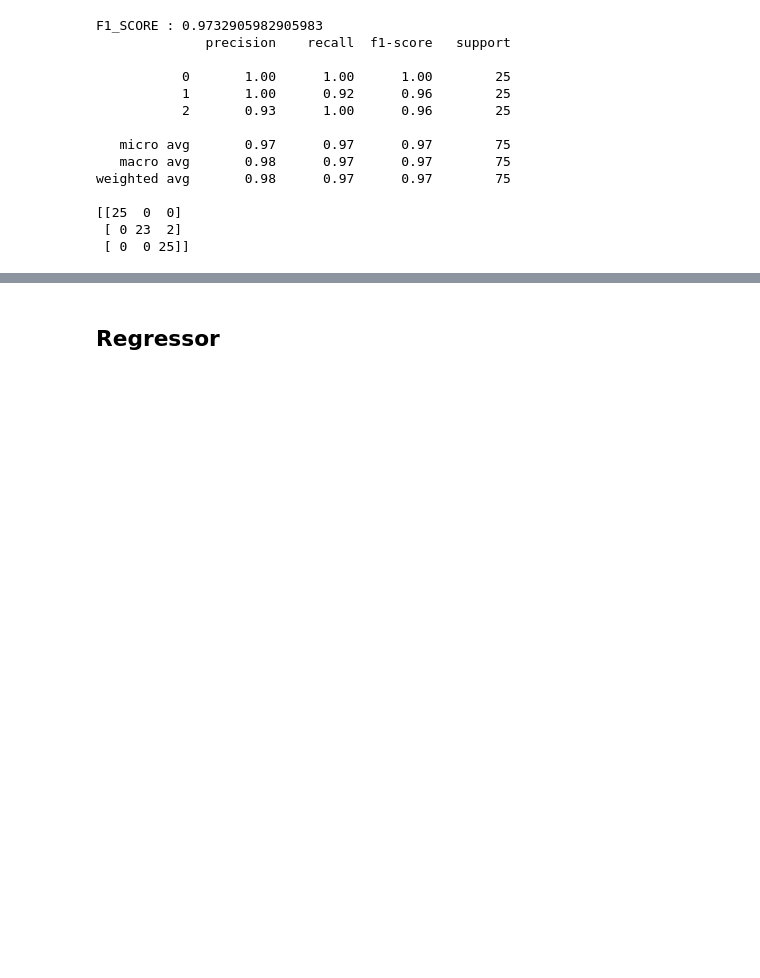
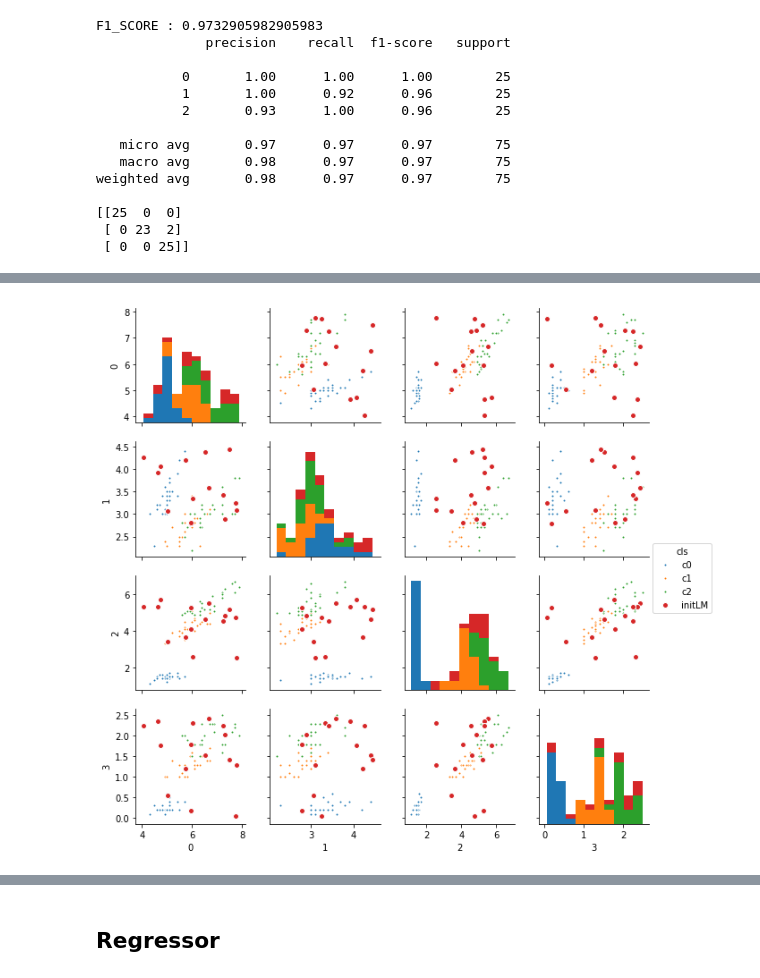
Before and after one commit to darecophoenixx/wordroid.sblo.jp, a Jupyter notebook: demo/gkernel/RBFClassifier/dev_001-iris.ipynb, the cells around one changed output, grey strips where cells are left out. Saved outputs shown, nothing was run; the diff lists cells and outputs as text; code cells hidden in the pictures; blank space fills up the shorter version.

```diff
--- a/demo/gkernel/RBFClassifier/dev_001-iris.ipynb
+++ b/demo/gkernel/RBFClassifier/dev_001-iris.ipynb
@@ -1269,0 +1294,16 @@ weighted avg       0.97      0.97      0.97        75
+# %%
+num_lm = 15
+init_lm = np.c_[
+    np.random.random((num_lm,))*4+4,
+    np.random.random((num_lm,))*2+2.5,
+    np.random.random((num_lm,))*4+2,
+    np.random.random((num_lm,))*2.5
+]
+
+clf = RBFClassifier(
+    num_lm=num_lm,
+    lm=init_lm,
+    gamma='scale',
+    activation='sigmoid', loss='binary_crossentropy',
+    make_model_gkernel=make_model_gkernel3
+)
@@ -1269,0 +1328,8 @@ weighted avg       0.97      0.97      0.97        75
+# %%
+df = pd.DataFrame(np.r_[xtrain, init_lm])
+df['cls'] = ['c'+str(ee) for ee in np.argmax(ytrain, axis=1)] + ['initLM']*init_lm.shape[0]
+df.head()
+
+fig = sns.pairplot(df, markers=['.']*3+['o'], hue='cls', size=2.2, diag_kind='hist')
+# %% [output]
+[figure, added]
```
Also changed, not shown: parts of 91 cells of this notebook.
